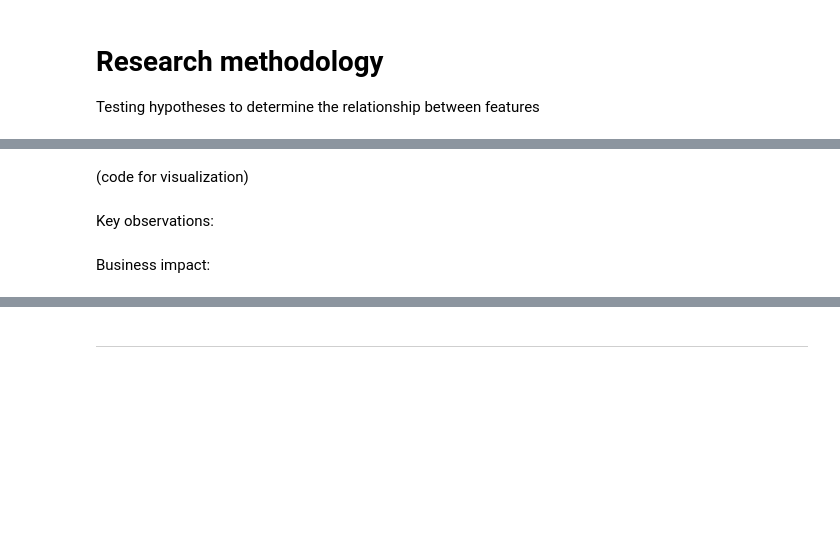
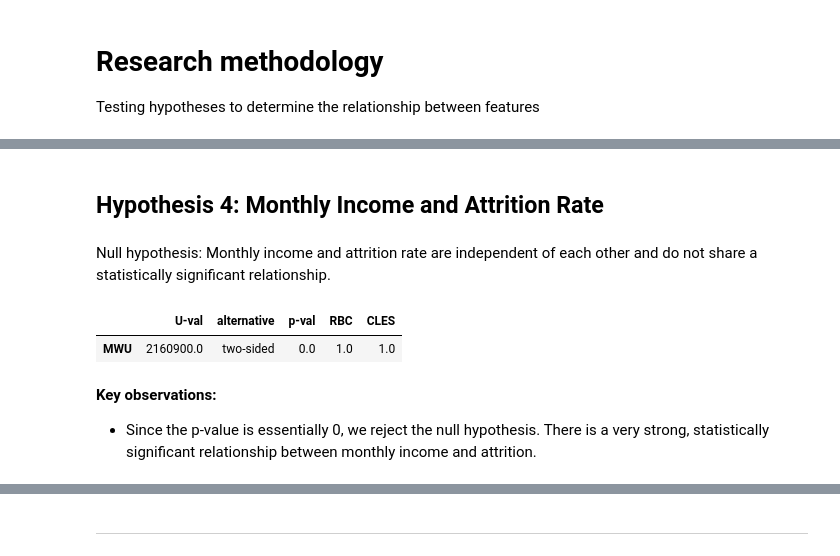
Before and after one commit to payal-kanani/hackathon2_predict_employee_attrition, a Jupyter notebook: jupyter_notebooks/predict_employee_attrition_transform.ipynb, the cells around one changed output, grey strips where cells are left out. Cells and saved outputs as stored; diff of their text form; code cells hidden in the pictures; blank space fills up the shorter version.

Commit message:
add hypothesis 4

```diff
--- a/jupyter_notebooks/predict_employee_attrition_transform.ipynb
+++ b/jupyter_notebooks/predict_employee_attrition_transform.ipynb
@@ -244,6 +236,12 @@ Key observations:
-# %% [markdown]
-(code for visualization)
-# %% [markdown]
-Key observations:
-# %% [markdown]
-Business impact:
+# %% [markdown]
+## Hypothesis 4: Monthly Income and Attrition Rate
+# %% [markdown]
+Null hypothesis: Monthly income and attrition rate are independent of each other and do not share a statistically significant relationship.
+# %%
+pg.mwu(df['MonthlyIncome'], df['Attrition'], alternative='two-sided')
+# %% [output]
+|  | U-val | alternative | p-val | RBC | CLES |
+| MWU | 2160900.0 | two-sided | 0.0 | 1.0 | 1.0 |
+# %% [markdown]
+**Key observations:**
+* Since the p-value is essentially 0, we reject the null hypothesis. There is a very strong, statistically significant relationship between monthly income and attrition.
```
Also changed, not shown: parts of 9 cells of this notebook.
